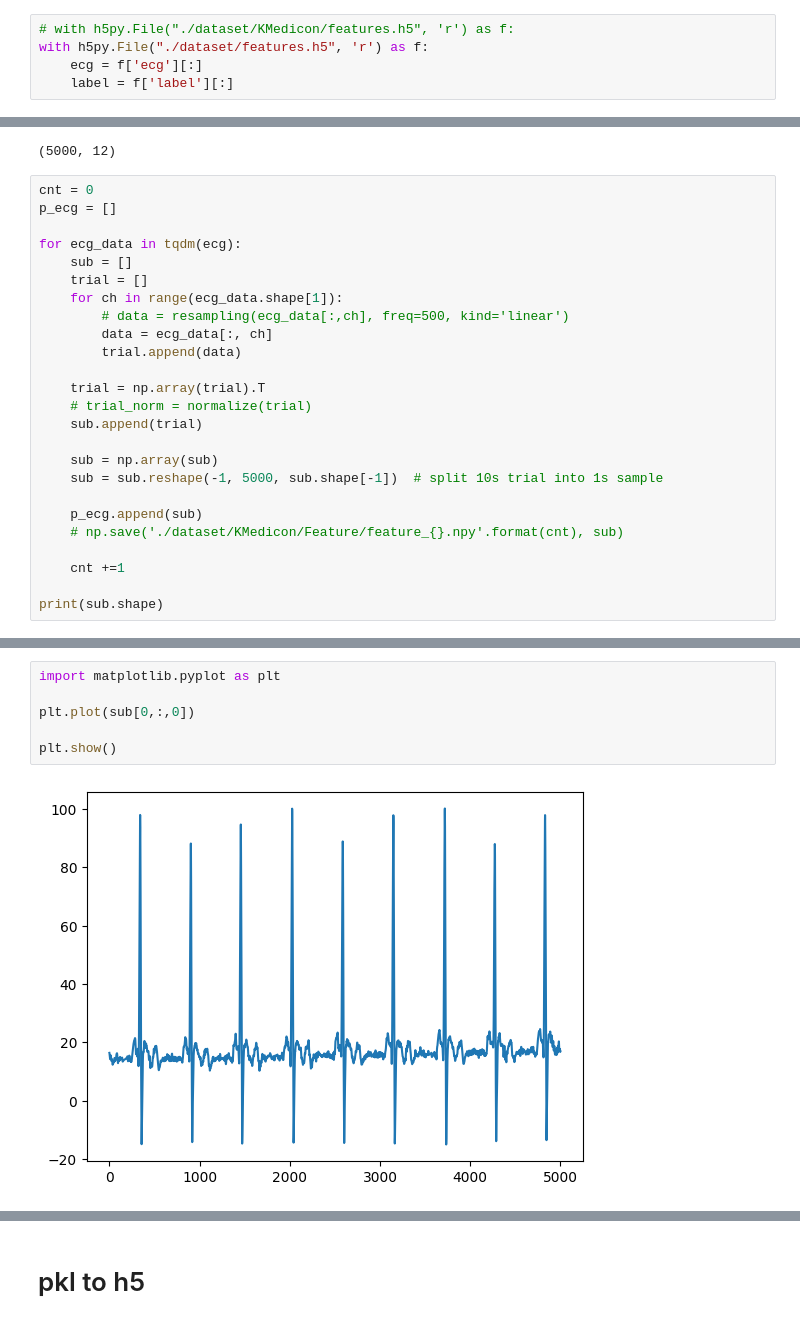
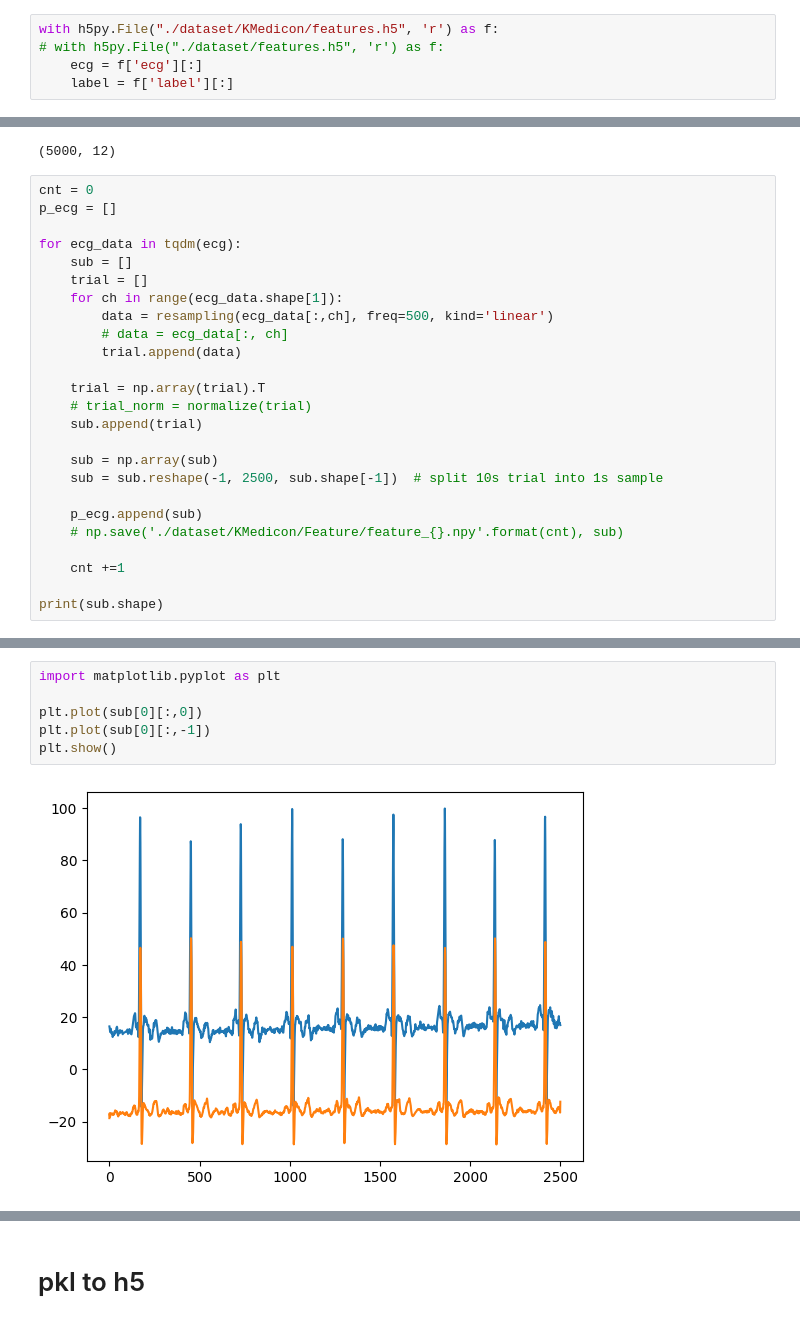
Before and after one commit to LEEHM97/Artifact-Detection-In-ECG, a Jupyter notebook: preprocessing.ipynb, the cells around one changed output, grey strips where cells are left out. Cells and saved outputs as stored; diff of their text form.

```diff
--- a/preprocessing.ipynb
+++ b/preprocessing.ipynb
@@ -14,8 +18,8 @@ import h5py
 # %% [markdown]
 # Data Loading
 # %%
-# with h5py.File("./dataset/KMedicon/features.h5", 'r') as f:
-with h5py.File("./dataset/features.h5", 'r') as f:
+with h5py.File("./dataset/KMedicon/features.h5", 'r') as f:
+# with h5py.File("./dataset/features.h5", 'r') as f:
     ecg = f['ecg'][:]
     label = f['label'][:]
 # %%
@@ -71,8 +75,8 @@ for ecg_data in tqdm(ecg):
     sub = []
     trial = []
     for ch in range(ecg_data.shape[1]):
-        # data = resampling(ecg_data[:,ch], freq=500, kind='linear')
-        data = ecg_data[:, ch]
+        data = resampling(ecg_data[:,ch], freq=500, kind='linear')
+        # data = ecg_data[:, ch]
         trial.append(data)
 
     trial = np.array(trial).T
@@ -80,7 +84,7 @@ for ecg_data in tqdm(ecg):
     sub.append(trial)
 
     sub = np.array(sub)
-    sub = sub.reshape(-1, 5000, sub.shape[-1])  # split 10s trial into 1s sample
+    sub = sub.reshape(-1, 2500, sub.shape[-1])  # split 10s trial into 1s sample
 
     p_ecg.append(sub)
     # np.save('./dataset/KMedicon/Feature/feature_{}.npy'.format(cnt), sub)
@@ -97,8 +101,8 @@ np.array(p_ecg).shape
 # %%
 import matplotlib.pyplot as plt
 
-plt.plot(sub[0,:,0])
-
+plt.plot(sub[0][:,0])
+plt.plot(sub[0][:,-1])
 plt.show()
 # %% [output]
-[figure, old version]
+[figure, new version]
```
Also changed, not shown: parts of 14 cells of this notebook, 9 other files.
